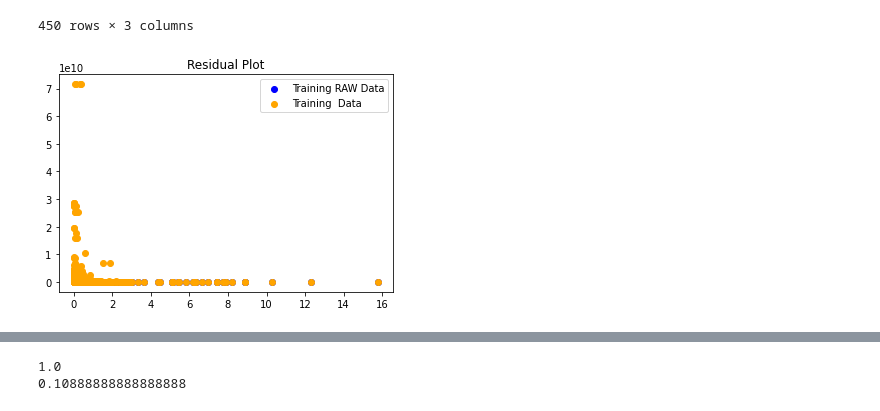
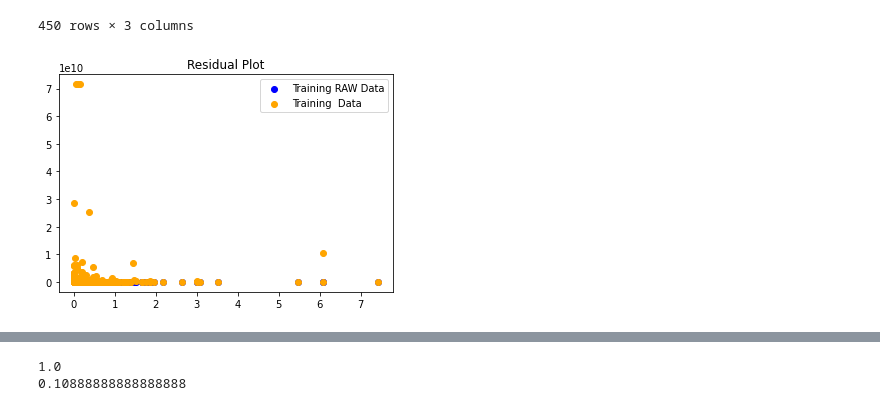
Before and after one commit to josephchancey/ca-wildfire-ml, a Jupyter notebook: data/clean/Preprocessing-&-Machine-Learning.ipynb, the cells around one changed output, grey strips where cells are left out. Saved outputs shown, nothing was run; the diff lists cells and outputs as text; code cells hidden in the pictures.

Commit message:
the plots are not yet pretty, but at least they are all working

```diff
--- a/data/clean/Preprocessing-&-Machine-Learning.ipynb
+++ b/data/clean/Preprocessing-&-Machine-Learning.ipynb
@@ -388,11 +388,11 @@ df
 | 1645 | 1933.0 | 1933.0 | 3.365130e-10 |
 450 rows × 3 columns
 # %%
-plt.scatter(list(X_train["Precip"]), list(y_train.values), c="blue", label="Training RAW Data")
-plt.scatter(list(X_train["Precip"]), reg.predict(X_train), c="orange", label="Training  Data")
+plt.scatter(list(X_test["Precip"]), list(y_test.values), c="blue", label="Training RAW Data")
+plt.scatter(list(X_test["Precip"]), reg.predict(X_test), c="orange", label="Training  Data")
 plt.legend()
 #plt.hlines(y=0, xmin=y.min(), xmax=y.max())
 plt.title("Residual Plot")
 plt.show()
 # %% [output]
-[figure, old version]
+[figure, new version]
```
Also changed, not shown: parts of 12 cells of this notebook.
